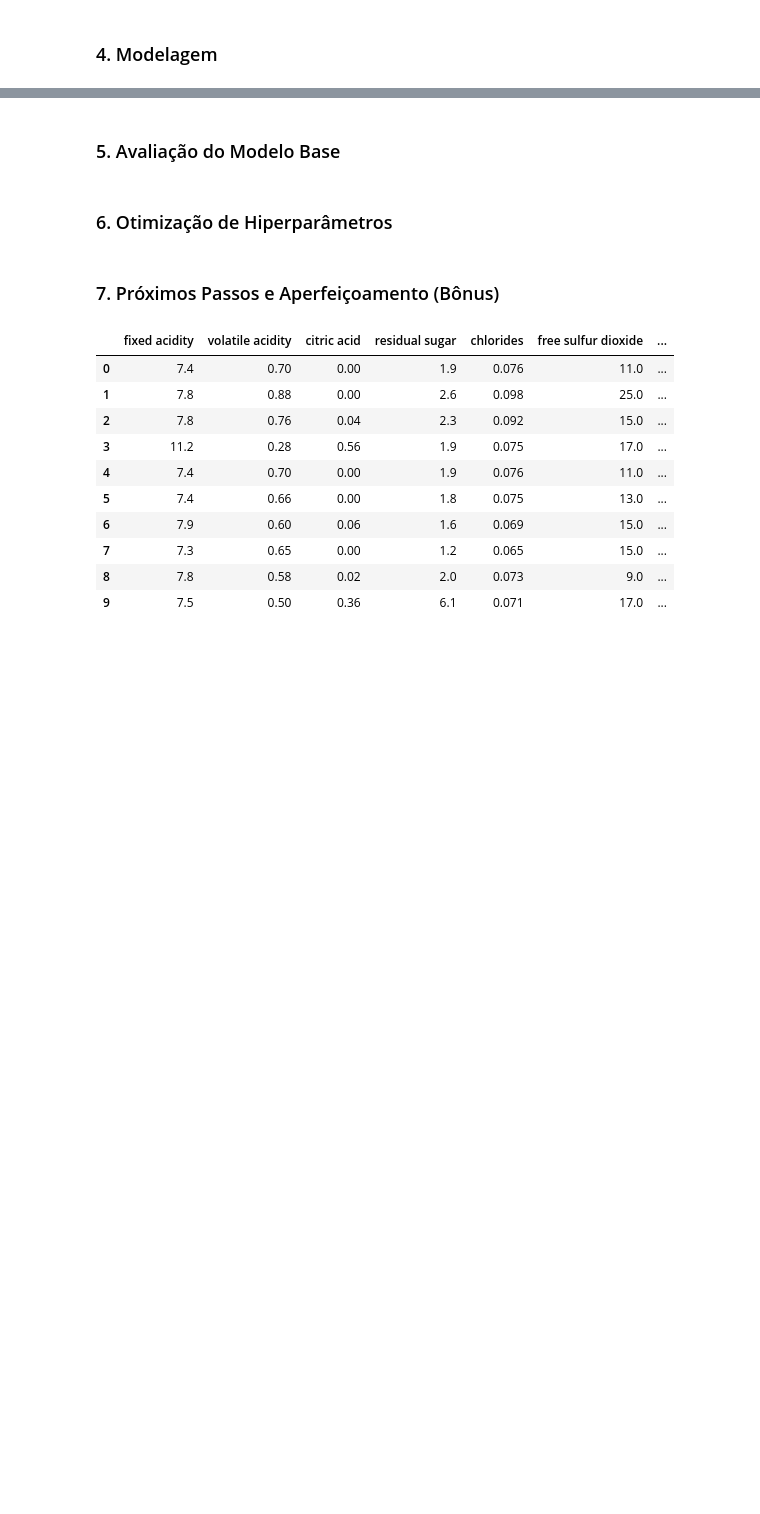
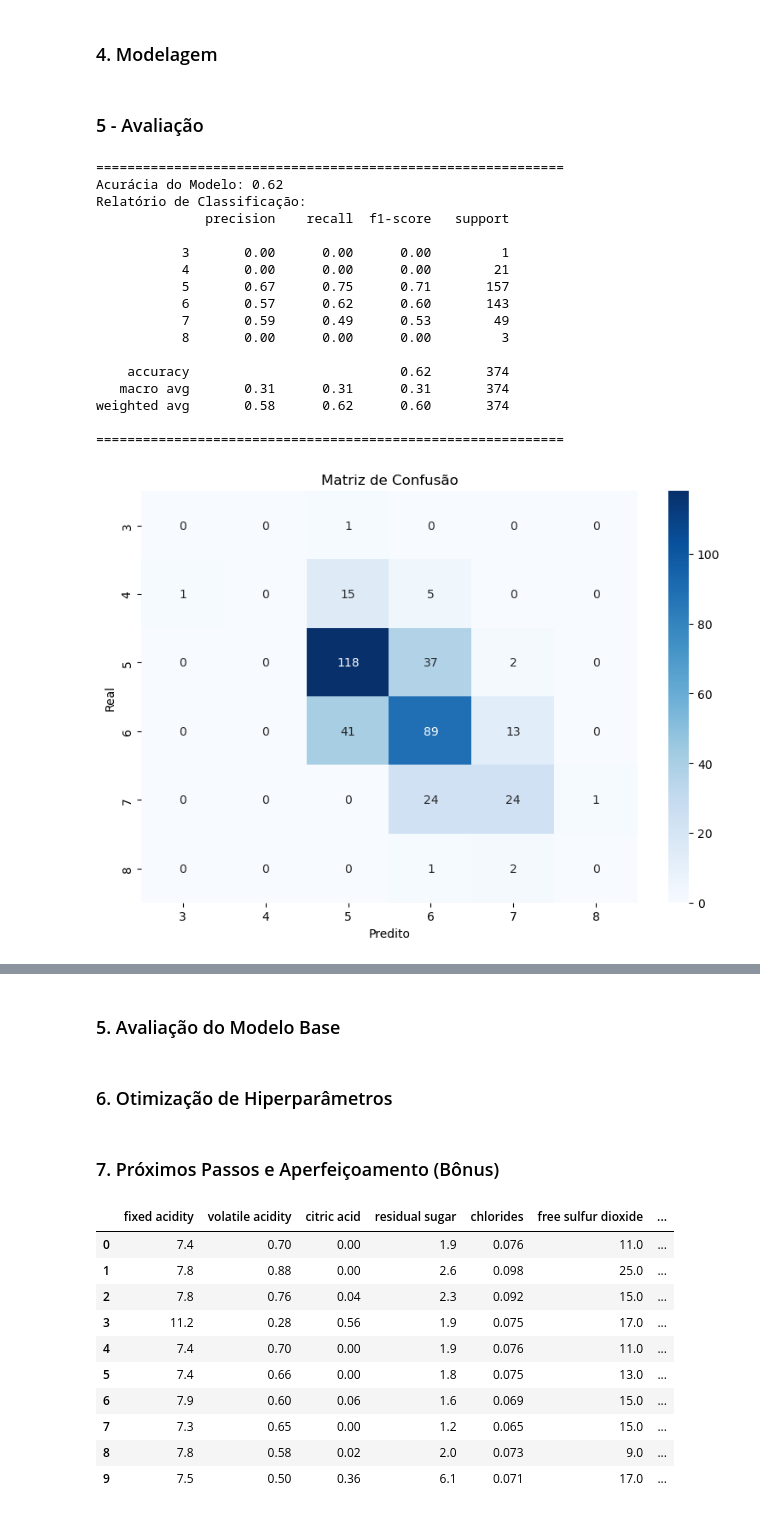
Before and after one commit to albertoakel/EBAC, a Jupyter notebook: notebook/Atividade_modulo32_Random_Florest_Albertoakel.ipynb, the cells around one changed output, grey strips where cells are left out. Cells and saved outputs as stored; diff of their text form; code cells hidden in the pictures; blank space fills up the shorter version.

```diff
--- a/notebook/Atividade_modulo32_Random_Florest_Albertoakel.ipynb
+++ b/notebook/Atividade_modulo32_Random_Florest_Albertoakel.ipynb
@@ -300,2 +296,54 @@ Correlações "mais fortes" encontradas para qualidade do vinho foram *alcohol*(
 # %% [markdown]
 ### 4. Modelagem
+# %%
+rf_model = RandomForestClassifier(random_state=33)
+
+#treinamento dos modelos
+rf_model.fit(x_train, y_train)
+
+# Aplicação do modelo na base de teste
+y_pred = rf_model.predict(x_test)
+# %% [markdown]
+ ### 5 - Avaliação
+# %%
+# Avaliação do modelo
+
+
+
+accuracy = accuracy_score(y_test, y_pred)
+conf_matrix = confusion_matrix(y_test, y_pred)
+classification_rep = classification_report(y_test, y_pred,zero_division=0)
+print("="*60)
+
+print(f"Acurácia do Modelo: {accuracy:.2f}")
+print("Relatório de Classificação:")
+print(classification_rep)
+print("="*60)
+
+# Visualização da Matriz de Confusão
+plt.figure(figsize=(8, 6))
+sns.heatmap(conf_matrix, annot=True, fmt='d', cmap='Blues', xticklabels=sorted(y.unique()), yticklabels=sorted(y.unique()))
+plt.title('Matriz de Confusão')
+plt.xlabel('Predito')
+plt.ylabel('Real')
+plt.tight_layout(rect=[0.0, 0, 1, 0.96])
+plt.show()
+# %% [output]
+============================================================
+Acurácia do Modelo: 0.62
+Relatório de Classificação:
+              precision    recall  f1-score   support
+
+           3       0.00      0.00      0.00         1
+           4       0.00      0.00      0.00        21
+           5       0.67      0.75      0.71       157
+           6       0.57      0.62      0.60       143
+           7       0.59      0.49      0.53        49
+           8       0.00      0.00      0.00         3
+
+    accuracy                           0.62       374
+   macro avg       0.31      0.31      0.31       374
+weighted avg       0.58      0.62      0.60       374
+
+============================================================
+[figure, added]
```
Also changed, not shown: parts of 17 cells of this notebook.
